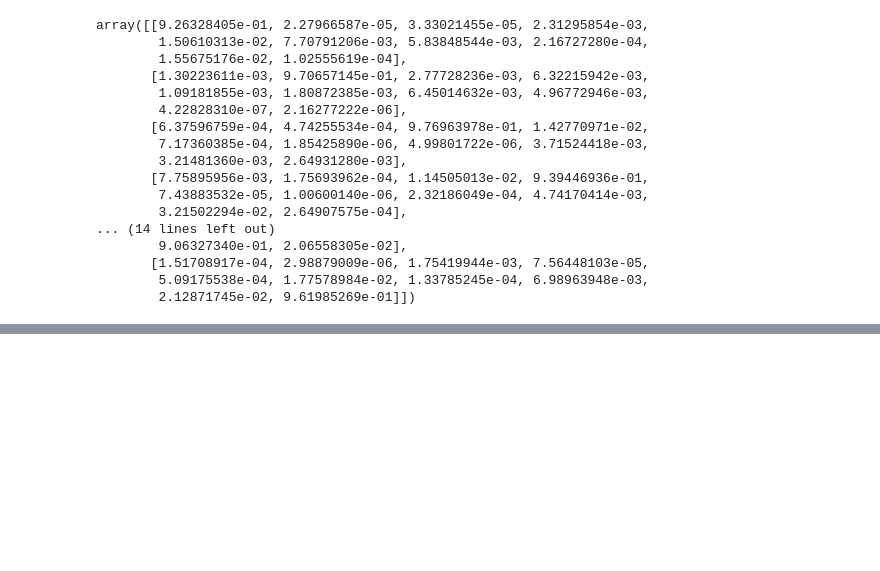
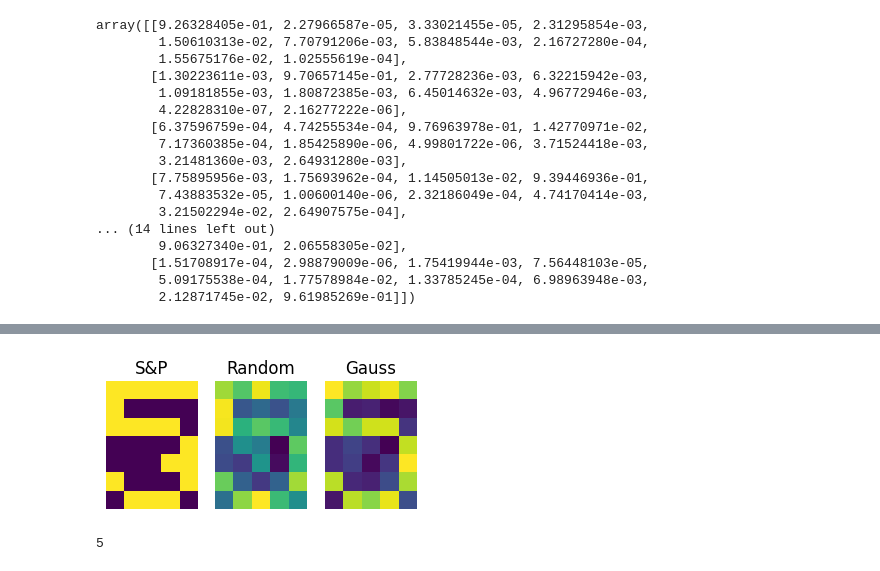
Before and after one commit to tristanff/SIA-TP3, a Jupyter notebook: Exercise3/Multilayer.ipynb, the cells around one changed output, grey strips where cells are left out. Saved outputs shown, nothing was run; the diff lists cells and outputs as text; code cells hidden in the pictures; blank space fills up the shorter version.

Commit message:
Added noise functions

```diff
--- a/Exercise3/Multilayer.ipynb
+++ b/Exercise3/Multilayer.ipynb
@@ -310,0 +312,38 @@ digit is: 8
+# %%
+def salt_pepper_noise(img, salt_probability, pepper_probability):
+    img_copy = np.copy(img)
+    salt = np.random.rand(img.size) < salt_probability
+    pepper = np.random.rand(img.size) < pepper_probability
+    img_copy[salt] = 1
+    img_copy[pepper] = 0
+    return img_copy
+
+def random_noise(img):
+    img_copy = np.copy(img)
+    img_copy = img_copy + np.random.rand(img_copy.size)
+    return img_copy
+
+def gaussian_noise(img, mean, std):
+    img_copy = np.copy(img)
+    img_copy = img_copy + np.random.normal(mean, std, img_copy.size)
+    return img_copy
+# %%
+salt_pepper_digit = salt_pepper_noise(data_flattened[digit], 0.05, 0.05)
+random_digit = random_noise(data_flattened[digit])
+gauss_digit = gaussian_noise(data_flattened[digit], 0.1, 0.1)
+
+noised_data = [salt_pepper_digit, random_digit, gauss_digit]
+titles = ['S&P', 'Random', 'Gauss']
+
+plt.figure(figsize=(4,3))
+for i, img in enumerate(noised_data):
+    plt.subplot(1, 3, i+1)
+    plt.title(titles[i])
+    plt.axis('off')
+    plt.imshow(np.reshape(img, (7,5)));
+# %% [output]
+[figure, added]
+# %%
+np.argmax(nn_C.predict(random_digit))
+# %% [output]
+5
```
Also changed, not shown: parts of 4 cells of this notebook.
